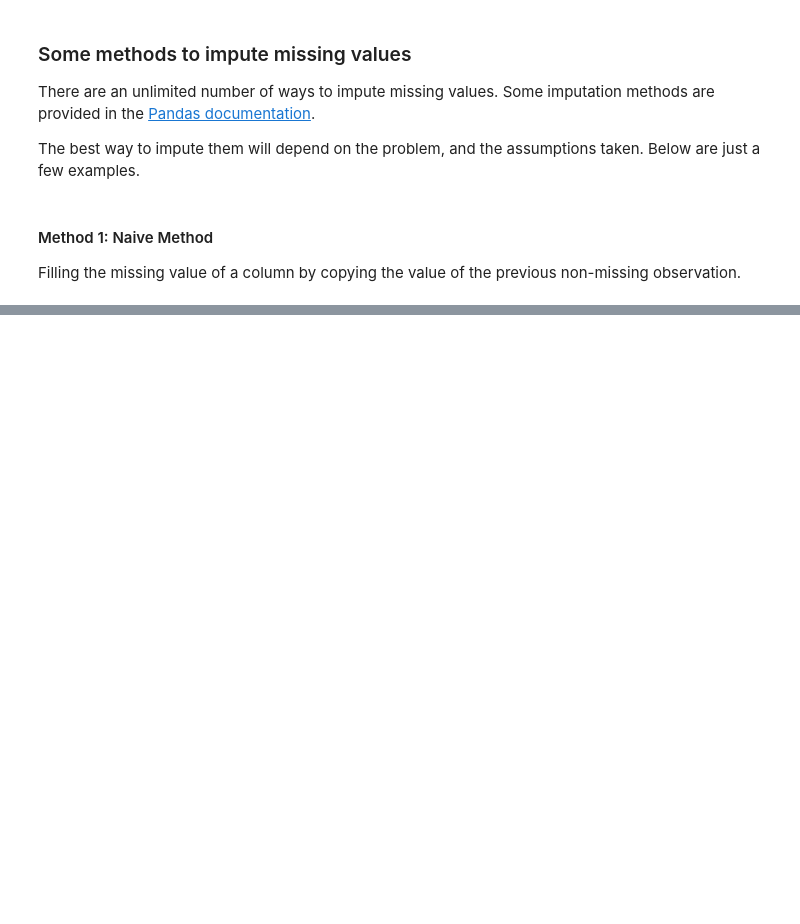
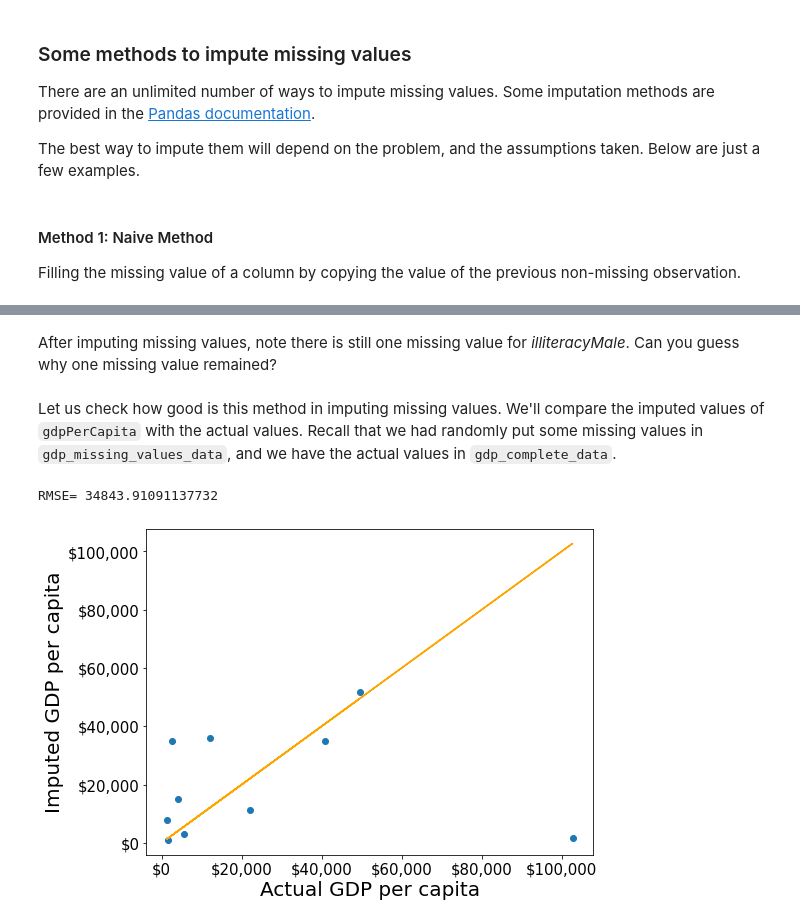
Before and after one commit to NUstat/DataScience_Intro_python, a Jupyter notebook: Data cleaning and preparation.ipynb, the cells around one changed output, grey strips where cells are left out. Saved outputs shown, nothing was run; the diff lists cells and outputs as text; code cells hidden in the pictures; blank space fills up the shorter version.

```diff
--- a/Data cleaning and preparation.ipynb
+++ b/Data cleaning and preparation.ipynb
@@ -19,6 +21,7 @@ import numpy as np
 import matplotlib.pyplot as plt
 import sklearn as sk
 gdp_missing_values_data = pd.read_csv('./Datasets/GDP_missing_data.csv')
+gdp_complete_data = pd.read_csv('./Datasets/GDP_complete_data.csv')
 # %%
 gdp_missing_values_data.head()
 # %% [output]
@@ -127,0 +147,31 @@ gdp_imputed_data = gdp_missing_values_data.fillna(method = 'ffill')
+# %% [markdown]
+After imputing missing values, note there is still one missing value for *illiteracyMale*. Can you guess why one missing value remained?
+# %% [markdown]
+Let us check how good is this method in imputing missing values. We'll compare the imputed values of `gdpPerCapita` with the actual values. Recall that we had randomly put some missing values in `gdp_missing_values_data`, and we have the actual values in `gdp_complete_data`.
+# %%
+#Index of rows with missing values for GDP per capita
+null_ind_gdpPC = gdp_missing_values_data.index[gdp_missing_values_data.gdpPerCapita.isnull()]
+# %%
+#Defining a function to plot the imputed values vs actual values
+def plot_actual_vs_predicted():
+    fig, ax = plt.subplots(figsize=(8, 6))
+    plt.rc('xtick', labelsize=15)
+    plt.rc('ytick', labelsize=15)
+    x = gdp_complete_data.loc[null_ind_gdpPC,'gdpPerCapita']
+    y = gdp_imputed_data.loc[null_ind_gdpPC,'gdpPerCapita']
+    plt.scatter(x,y)
+    z=np.polyfit(x,y,1)
+    p=np.poly1d(z)
+    plt.plot(x,x,color='orange')
+    plt.xlabel('Actual GDP per capita',fontsize=20)
+    plt.ylabel('Imputed GDP per capita',fontsize=20)
+    ax.xaxis.set_major_formatter('${x:,.0f}')
+    ax.yaxis.set_major_formatter('${x:,.0f}')
+    rmse = np.sqrt(((x-y).pow(2)).mean())
+    print("RMSE=",rmse)
+# %%
+#Plot comparing imputed values with actual values, and computing the Root mean square error (RMSE) of the imputed values
+plot_actual_vs_predicted()
+# %% [output]
+RMSE= 34843.91091137732
+[figure, added]
```
Also changed, not shown: parts of 4 cells of this notebook.
